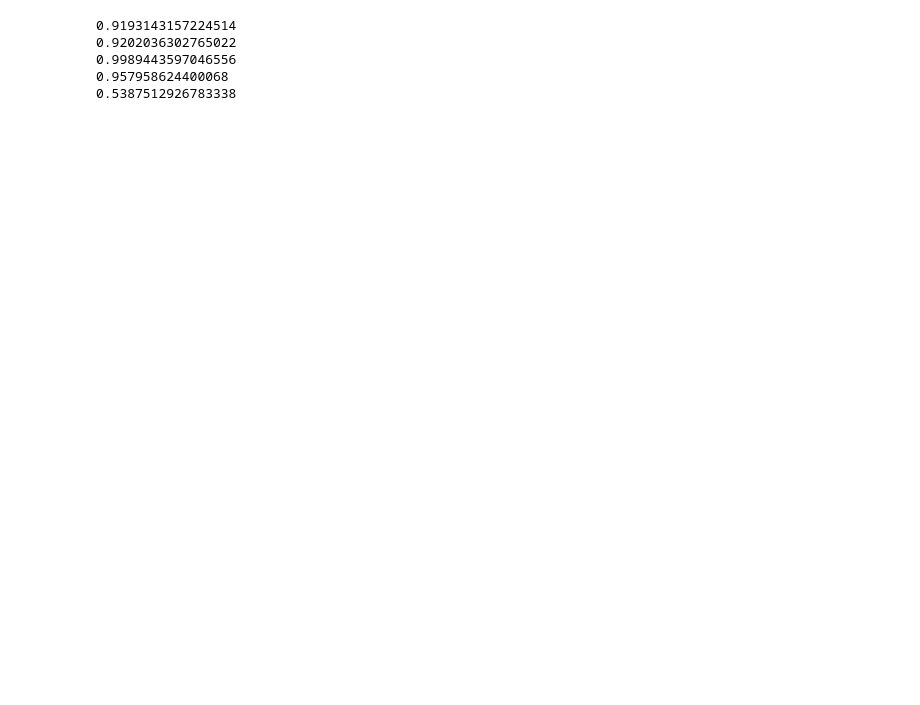
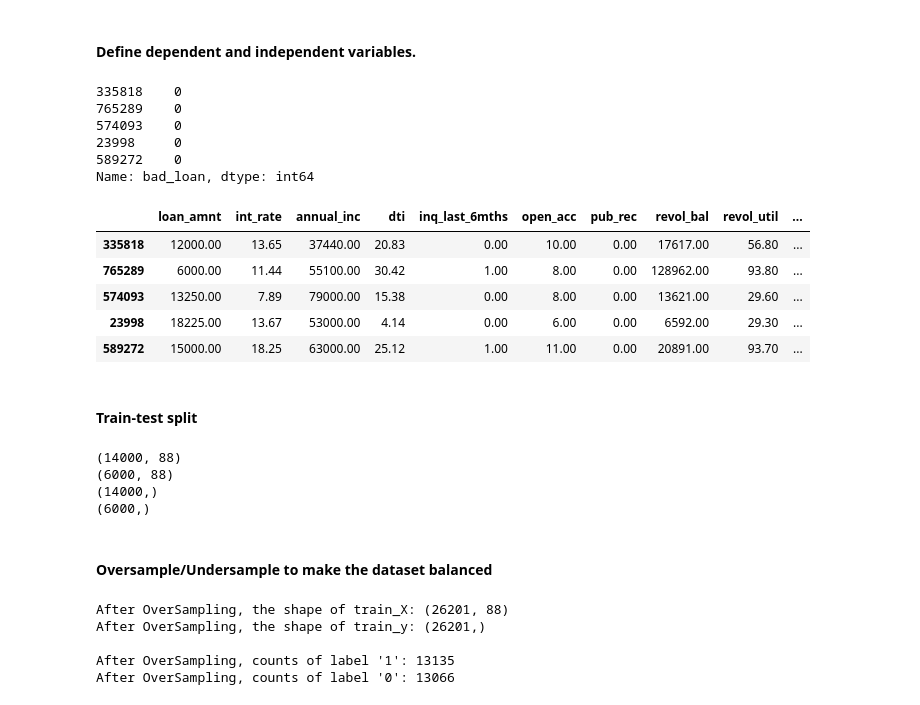
Before and after one commit to leo2506/metis-work, a Jupyter notebook: Project 3/Data_testing.ipynb, the cells around one changed output. Drawn from its saved outputs; the diff is of its cells as text; code cells hidden in the pictures; blank space fills up the shorter version.

```diff
--- a/Project 3/Data_testing.ipynb
+++ b/Project 3/Data_testing.ipynb
@@ -18,0 +326,3 @@ df = pd.read_csv("data/loan.csv")
+# %%
+df_new.drop(columns,axis=1,inplace=True)
+df_new.shape
@@ -18,0 +331,3 @@ df = pd.read_csv("data/loan.csv")
+# %%
+df_new.reset_index(drop=True,inplace=True)
+df_new.shape
@@ -19,2 +338,2 @@ df = pd.read_csv("data/loan.csv")
 # %%
-df_test = df.sample(50000, random_state=25)
+df_test = df_new.sample(20000, random_state=25)
@@ -414,13 +355,41 @@ def accuracy_score(model,x,y,cv=10,scoring="accuracy"):
-# %%
-knn = KNeighborsClassifier(n_neighbors=9)
-print(accuracy_score(knn,X_train,y_train,10,'accuracy'))
-print(accuracy_score(knn,X_train,y_train,10,'precision'))
-print(accuracy_score(knn,X_train,y_train,10,'recall'))
-print(accuracy_score(knn,X_train,y_train,10,'f1'))
-print(accuracy_score(knn,X_train,y_train,10,'roc_auc'))
-# %% [output]
-0.9193143157224514
-0.9202036302765022
-0.9989443597046556
-0.957958624400068
-0.5387512926783338
+# %% [markdown]
+#### Define dependent and independent variables.
+# %%
+y = df_test.bad_loan
+X = df_test.drop("bad_loan",axis=1)
+# %%
+y.head()
+# %% [output]
+335818    0
+765289    0
+574093    0
+23998     0
+589272    0
+Name: bad_loan, dtype: int64
+# %%
+X.head()
+# %% [output]
+|  | loan_amnt | int_rate | annual_inc | dti | inq_last_6mths | open_acc | pub_rec | revol_bal | revol_util | ... |
+| 335818 | 12000.00 | 13.65 | 37440.00 | 20.83 | 0.00 | 10.00 | 0.00 | 17617.00 | 56.80 | ... |
+| 765289 | 6000.00 | 11.44 | 55100.00 | 30.42 | 1.00 | 8.00 | 0.00 | 128962.00 | 93.80 | ... |
+| 574093 | 13250.00 | 7.89 | 79000.00 | 15.38 | 0.00 | 8.00 | 0.00 | 13621.00 | 29.60 | ... |
+| 23998 | 18225.00 | 13.67 | 53000.00 | 4.14 | 0.00 | 6.00 | 0.00 | 6592.00 | 29.30 | ... |
+| 589272 | 15000.00 | 18.25 | 63000.00 | 25.12 | 1.00 | 11.00 | 0.00 | 20891.00 | 93.70 | ... |
+# %% [markdown]
+#### Train-test split
+# %%
+from sklearn.model_selection import train_test_split
+X_train, X_test, y_train, y_test = train_test_split(X, y, test_size=0.3, random_state=25)
+
+print(X_train.shape)
+print(X_test.shape)
+
+print(y_train.shape)
+print(y_test.shape)
+# %% [output]
+(14000, 88)
+(6000, 88)
+(14000,)
+(6000,)
+# %% [markdown]
+#### Oversample/Undersample to make the dataset balanced
@@ -426,0 +398,16 @@ print(accuracy_score(knn,X_train,y_train,10,'roc_auc'))
+# %%
+# Oversample the minority group
+ada = ADASYN(random_state=25, n_neighbors = 10, n_jobs=-1)
+X_train_over, y_train_over = ada.fit_sample(X_train, y_train)
+
+print('After OverSampling, the shape of train_X: {}'.format(X_train_over.shape))
+print('After OverSampling, the shape of train_y: {} \n'.format(y_train_over.shape))
+
+print("After OverSampling, counts of label '1': {}".format(sum(y_train_over==1)))
+print("After OverSampling, counts of label '0': {}".format(sum(y_train_over==0)))
+# %% [output]
+After OverSampling, the shape of train_X: (26201, 88)
+After OverSampling, the shape of train_y: (26201,)
+
+After OverSampling, counts of label '1': 13135
+After OverSampling, counts of label '0': 13066
```
Also changed, not shown: parts of 187 cells of this notebook, 32 other files.
